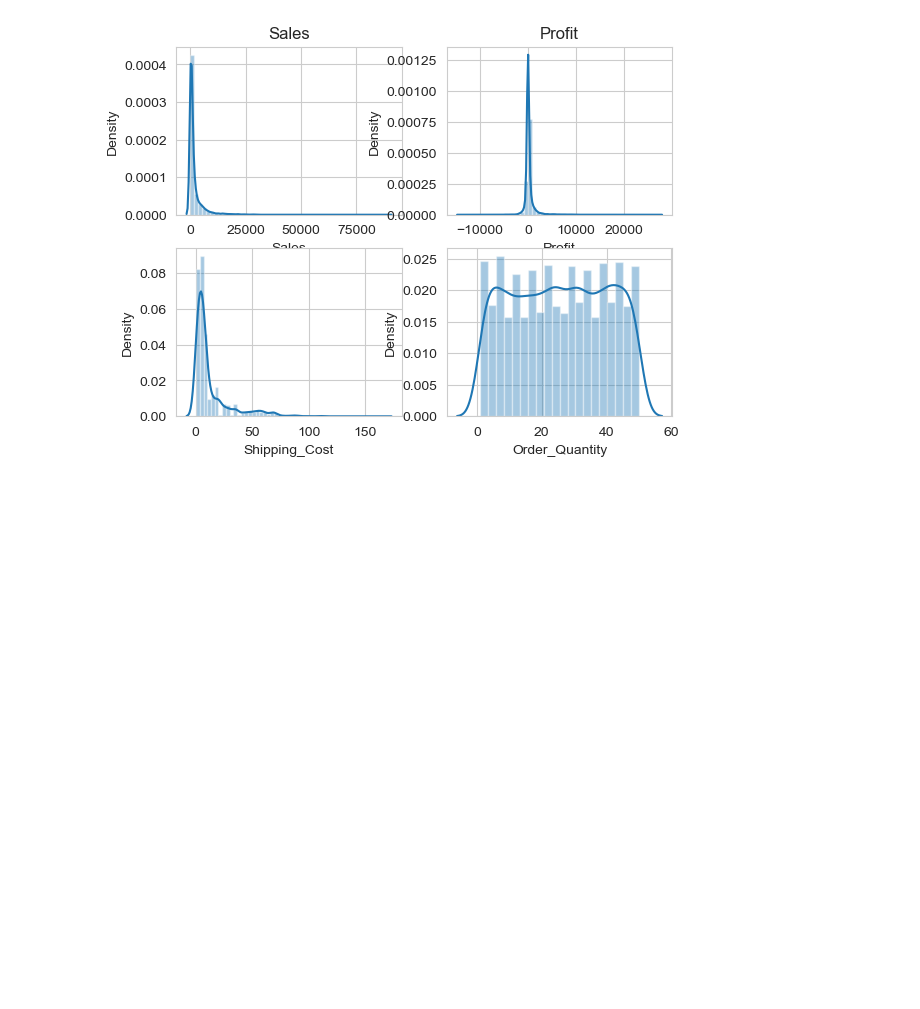
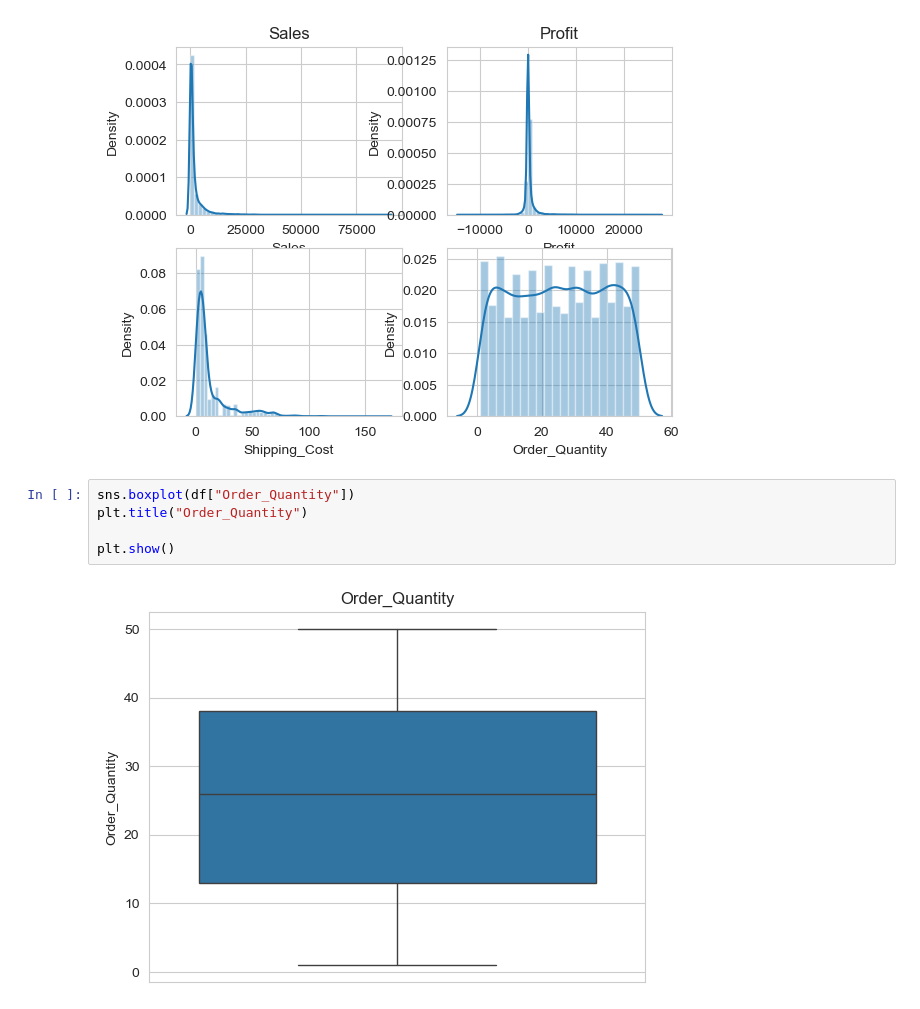
Before and after one commit to HayBeeCoder/ai, a Jupyter notebook: dl-with-real-life-projects-coursera/Matplotlib.ipynb, the cells around one changed output. Drawn from its saved outputs; the diff is of its cells as text; blank space fills up the shorter version.

```diff
--- a/dl-with-real-life-projects-coursera/Matplotlib.ipynb
+++ b/dl-with-real-life-projects-coursera/Matplotlib.ipynb
@@ -270,3 +269,10 @@ https://gist.github.com/mwaskom/de44147ed2974457ad6372750bbe5751
   sns.distplot(df["Order_Quantity"])
 <Axes: xlabel='Order_Quantity', ylabel='Density'>
 [figure]
+# %%
+sns.boxplot(df["Order_Quantity"])
+plt.title("Order_Quantity")
+
+plt.show()
+# %% [output]
+[figure, added]
```
Also changed, not shown: parts of 9 cells of this notebook.
